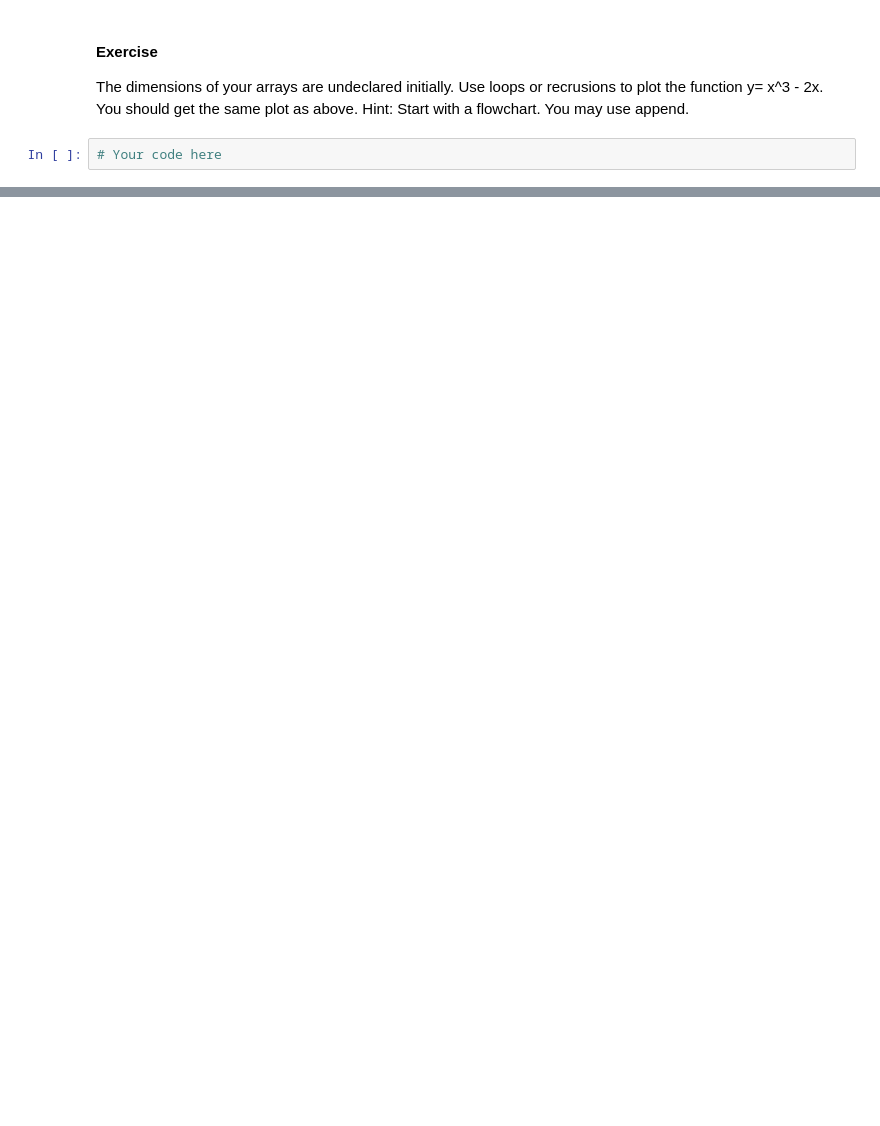
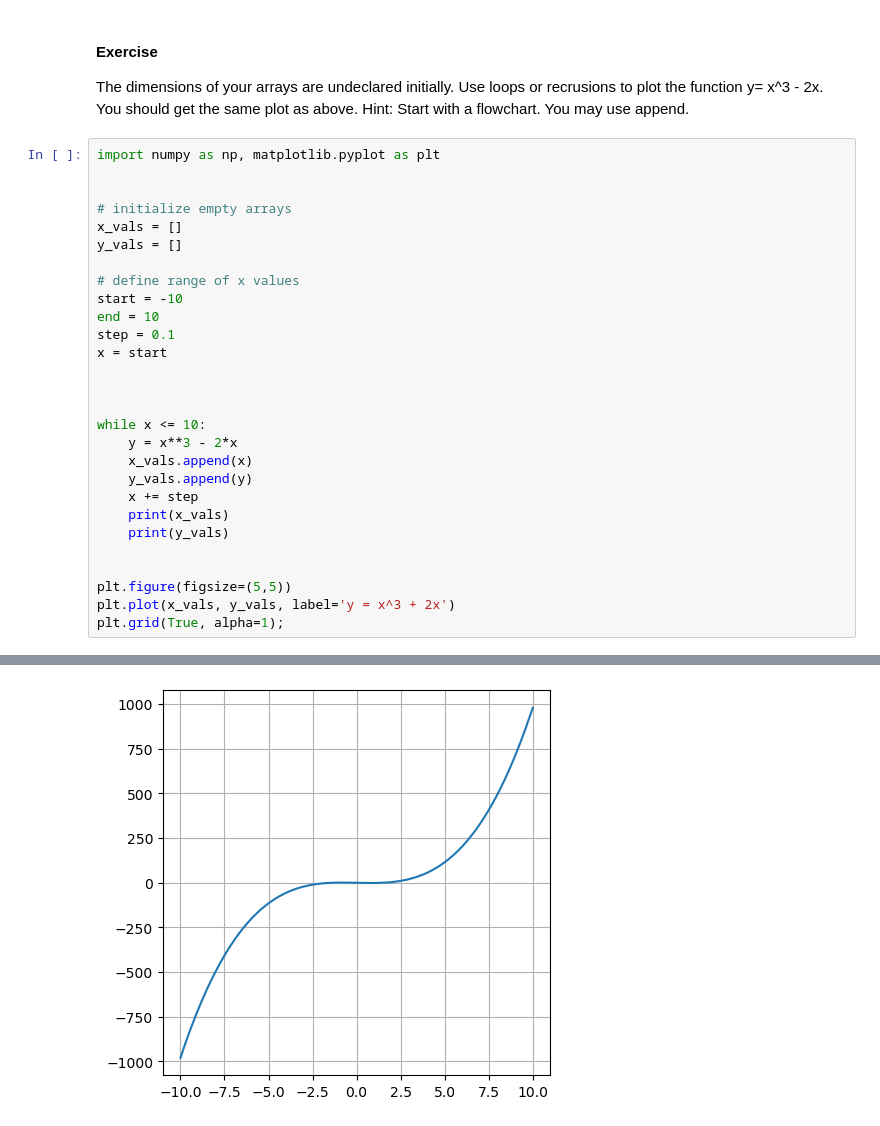
Before and after one commit to chrsshkm/Engineering-Methods-Lecture-Exercises, a Jupyter notebook: Leacture 7_NumPy_Exercise.ipynb, the cells around one changed output, grey strips where cells are left out. Saved outputs shown, nothing was run; the diff lists cells and outputs as text; blank space fills up the shorter version.

```diff
--- a/Leacture 7_NumPy_Exercise.ipynb
+++ b/Leacture 7_NumPy_Exercise.ipynb
@@ -271,4 +289,31 @@ Use NumPy array and matplotlib to plot y= x^3 - 2x.
 The dimensions of your arrays are undeclared initially. Use loops or recrusions to plot the function y= x^3 - 2x. You should get the same plot as above.
 Hint: Start with a flowchart. You may use append.
 # %%
-# Your code here
+import numpy as np, matplotlib.pyplot as plt
+
+
+# initialize empty arrays
+x_vals = []
+y_vals = []
+
+# define range of x values
+start = -10
+end = 10
+step = 0.1
+x = start
+
+
+
+while x <= 10:
+    y = x**3 - 2*x
+    x_vals.append(x)
+    y_vals.append(y)
+    x += step
+    print(x_vals)
+    print(y_vals)
+
+
+plt.figure(figsize=(5,5))
+plt.plot(x_vals, y_vals, label='y = x^3 + 2x')
+plt.grid(True, alpha=1);
+# %% [output]
@@ -274,0 +337 @@ Hint: Start with a flowchart. You may use append.
+[figure, added]
```
Also changed, not shown: parts of 2 cells of this notebook.
